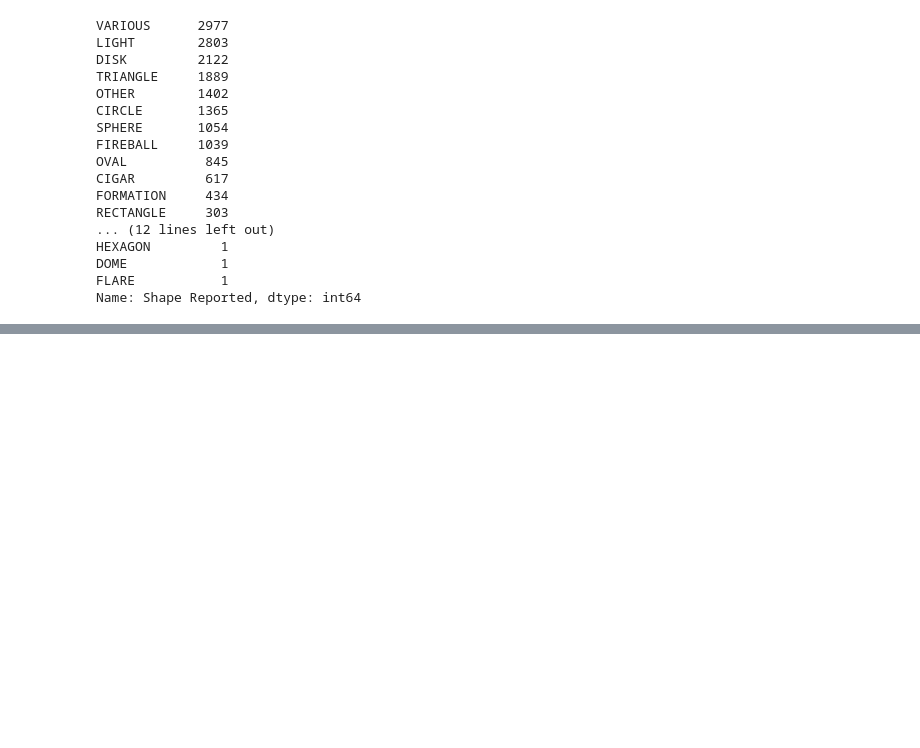
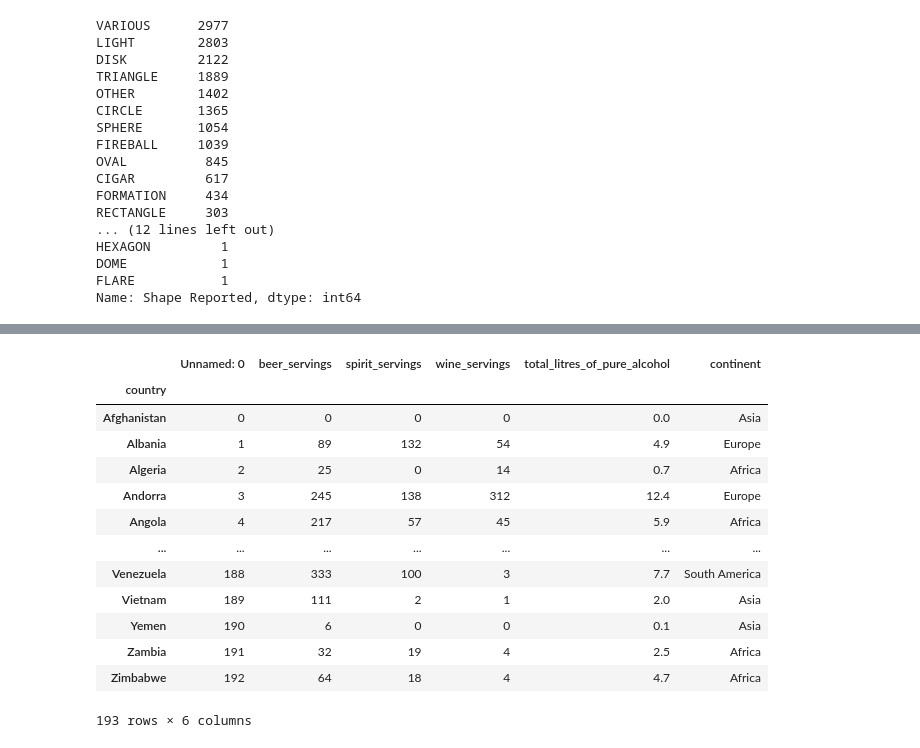
Before and after one commit to MIlanJP/Python_basics, a Jupyter notebook: Python basics/panda practice kevin.ipynb, the cells around one changed output, grey strips where cells are left out. Drawn from its saved outputs; the diff is of its cells as text; code cells hidden in the pictures; blank space fills up the shorter version.

```diff
--- a/Python basics/panda practice kevin.ipynb
+++ b/Python basics/panda practice kevin.ipynb
@@ -1186,0 +1233,19 @@ Name: Shape Reported, dtype: int64
+# %%
+drinks.set_index("country",inplace=True)
+# %%
+drinks
+# %% [output]
+|  | Unnamed: 0 | beer_servings | spirit_servings | wine_servings | total_litres_of_pure_alcohol | continent |
+| country |  |  |  |  |  |  |
+| Afghanistan | 0 | 0 | 0 | 0 | 0.0 | Asia |
+| Albania | 1 | 89 | 132 | 54 | 4.9 | Europe |
+| Algeria | 2 | 25 | 0 | 14 | 0.7 | Africa |
+| Andorra | 3 | 245 | 138 | 312 | 12.4 | Europe |
+| Angola | 4 | 217 | 57 | 45 | 5.9 | Africa |
+| ... | ... | ... | ... | ... | ... | ... |
+| Venezuela | 188 | 333 | 100 | 3 | 7.7 | South America |
+| Vietnam | 189 | 111 | 2 | 1 | 2.0 | Asia |
+| Yemen | 190 | 6 | 0 | 0 | 0.1 | Asia |
+| Zambia | 191 | 32 | 19 | 4 | 2.5 | Africa |
+| Zimbabwe | 192 | 64 | 18 | 4 | 4.7 | Africa |
+193 rows × 6 columns
```
Also changed, not shown: parts of 38 cells of this notebook, 1 other file.
